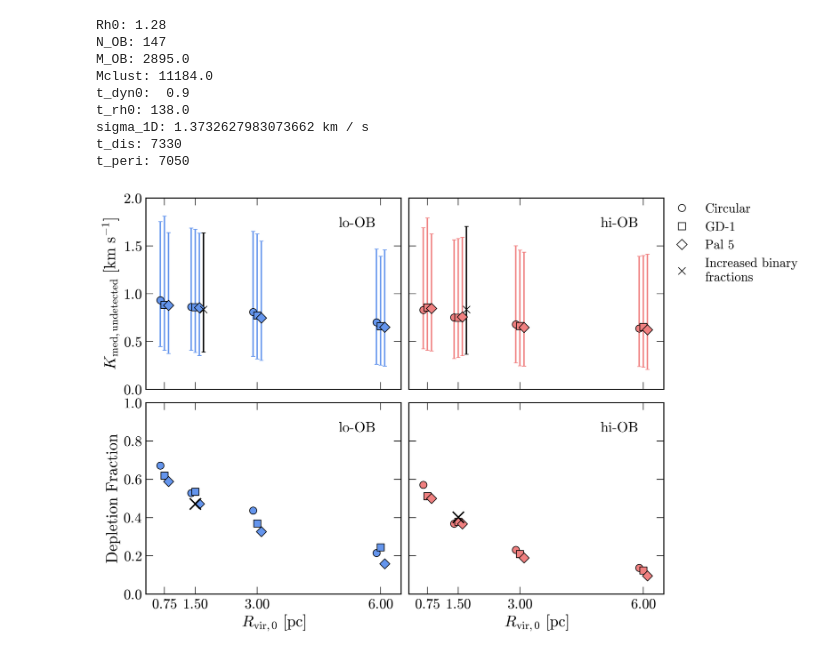
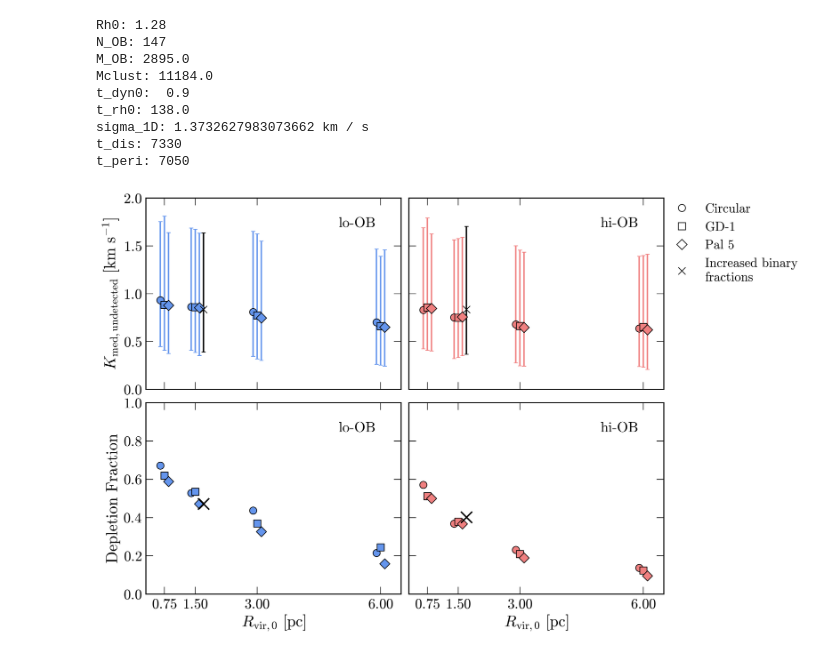
Before and after one commit to anya-m-phillips/p26, a Jupyter notebook: analysis/8_summarize_amplitudes_detections.ipynb, the cells around one changed output. Saved outputs shown, nothing was run; the diff lists cells and outputs as text; code cells hidden in the pictures.

```diff
--- a/analysis/8_summarize_amplitudes_detections.ipynb
+++ b/analysis/8_summarize_amplitudes_detections.ipynb
@@ -796,32 +796,32 @@ for k, orbit in enumerate(n_subsets):
         ax.scatter(x, y, marker=shapes[k], s=100, facecolor=facecolors[kk], edgecolor='k')
         ax.set_xlabel(r"$R_{\rm vir, 0}\ \rm [pc]$")
 
 # axs[0].set_ylabel(r'$N_{\mathrm{undetected},\ f} / N_{\mathrm{undetected},\ i}$')
 axs[0].set_ylabel(r"Depletion Fraction")
 
 
 for k, fdep in enumerate(depletion_fractions_high):
-    axs[k].scatter([1.5], [1-fdep], c='k', marker='x', s=250, lw=2)
+    axs[k].scatter([1.5+0.2], [1-fdep], c='k', marker='x', s=250, lw=2)
 
 
 axs[0].text(0.9,0.9, "lo-OB", #r"$N_{\rm OB}=86$",
  ha='right', va='top', fontsize=20,
            transform=axs[0].transAxes)
 axs[1].text(0.9,0.9, "hi-OB", #r"$N_{\rm OB}=137$",
  ha='right', va='top',fontsize=20,
            transform=axs[1].transAxes)
 
 for ax in axs:
     ax.set_xticks([0.75, 1.5, 3., 6.])
     ax.minorticks_off()
     ax.set_ylim(0,1)
 
 ax.set_ylim(0, 1)
 
 for ax in axs_grid[:,1]:
     ax.set_yticklabels([])
 
 
 plt.savefig("plots/combined_amplitude_detection_summary_with_2xfbin_sims.pdf", dpi=300, bbox_inches='tight')
 # %% [output]
-[figure, old version]
+[figure, new version]
```
Also changed, not shown: 1 other file.
